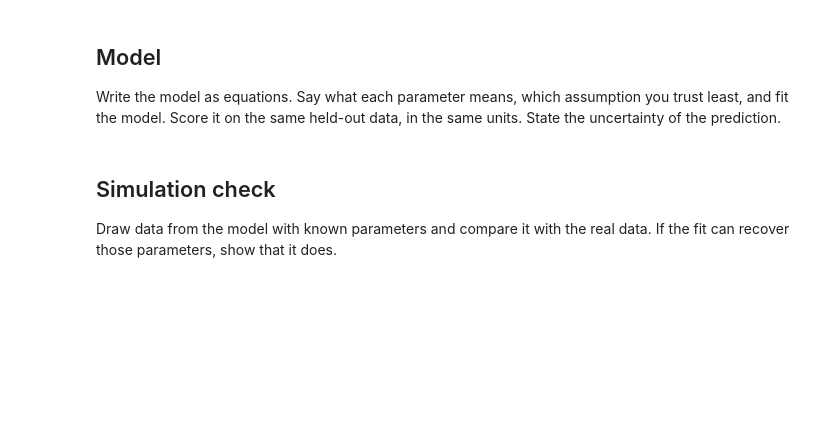
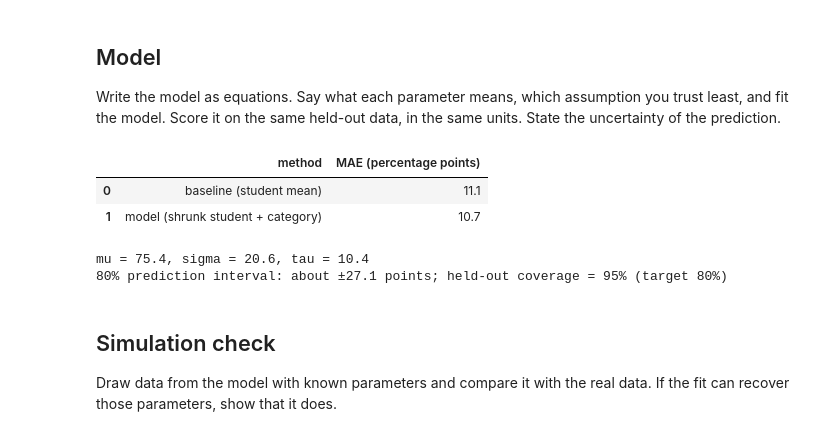
Before and after one commit to ssrini24/aii600-shriya-shourouk-nikki, a Jupyter notebook: analysis.ipynb, the cells around one changed output. Cells and saved outputs as stored; diff of their text form; code cells hidden in the pictures; blank space fills up the shorter version.

```diff
--- a/analysis.ipynb
+++ b/analysis.ipynb
@@ -111,6 +177,60 @@ A simple method: the mean, the last value, or a plain regression. Score it on th
 ## Model
 
 Write the model as equations. Say what each parameter means, which assumption you trust least, and fit the model. Score it on the same held-out data, in the same units. State the uncertainty of the prediction.
+# %%
+# Model: category effect + each student's ability, shrunk toward the class average
+
+# 1) Fit on the training weeks only
+mu = train["percent"].mean()                                   # class average
+alpha = (train.groupby("category")["percent"].mean() - mu)     # category effects
+train["resid"] = train["percent"] - mu - train["category"].map(alpha)
+
+stu = train.groupby("student_id")["resid"].agg(["mean", "var", "count"])
+sigma2 = stu["var"].mean()                                     # within-student noise
+tau2 = max(stu["mean"].var() - (sigma2 / stu["count"]).mean(), 1e-6)  # between-student spread
+k = stu["count"] / (stu["count"] + sigma2 / tau2)              # how much to trust each student's own data
+theta = k * stu["mean"]                                        # shrunk student ability
+
+# 2) Predict the held-out weeks
+test["theta"] = test["student_id"].map(theta).fillna(0.0)
+test["k"] = test["student_id"].map(k).fillna(0.0)
+test["pred_model"] = (mu + test["category"].map(alpha).fillna(0.0) + test["theta"]).clip(0, 100)
+
+# 3) Uncertainty: 80% prediction interval
+pred_sd = np.sqrt(sigma2 + tau2 * (1 - test["k"]))
+z = 1.2816   # 80% interval
+test["lo80"] = (test["pred_model"] - z * pred_sd).clip(0, 100)
+test["hi80"] = (test["pred_model"] + z * pred_sd).clip(0, 100)
+coverage = ((test["percent"] >= test["lo80"]) & (test["percent"] <= test["hi80"])).mean()
+
+MODEL_MAE = (test["percent"] - test["pred_model"]).abs().mean()
+display(pd.DataFrame({
+    "method": ["baseline (student mean)", "model (shrunk student + category)"],
+    "MAE (percentage points)": [BASELINE_MAE, MODEL_MAE],
+}).round(1))
+print(f"mu = {mu:.1f}, sigma = {np.sqrt(sigma2):.1f}, tau = {np.sqrt(tau2):.1f}")
+print(f"80% prediction interval: about ±{z*pred_sd.mean():.1f} points; "
+      f"held-out coverage = {coverage:.0%} (target 80%)")
+
+# 4) Text for decisions.md
+MODEL_NAME = ("Partial-pooling model: percent = mu + alpha[category] + theta[student] + error, "
+              "with each student's ability theta shrunk toward 0 by k = n / (n + sigma^2/tau^2).")
+MODEL_WHY = (f"It adds what the baseline ignores: categories score differently, and students with "
+             f"few assignments shouldn't be trusted as much. 80% prediction interval about "
+             f"±{z*pred_sd.mean():.1f} points, with {coverage:.0%} held-out coverage. "
+             f"Least-trusted assumption: a student's ability stays the same all term.")
+MODEL_ALTERNATIVES = (f"The per-student mean baseline (MAE {BASELINE_MAE:.1f}), which treats every "
+                      "student's average as exact and ignores category; a regression with a time trend, "
+                      "not used because there are too few weeks per student to estimate one reliably.")
+MODEL_REVISIT = ("If held-out coverage is far from 80%, if errors grow later in the term "
+                 "(a sign that ability changes over time), or if the decision needs final course grades "
+                 "instead of assignment scores.")
+# %% [output]
+|  | method | MAE (percentage points) |
+| 0 | baseline (student mean) | 11.1 |
+| 1 | model (shrunk student + category) | 10.7 |
+mu = 75.4, sigma = 20.6, tau = 10.4
+80% prediction interval: about ±27.1 points; held-out coverage = 95% (target 80%)
 # %% [markdown]
 ## Simulation check
 
```
Also changed, not shown: parts of 4 cells of this notebook, 1 other file.
